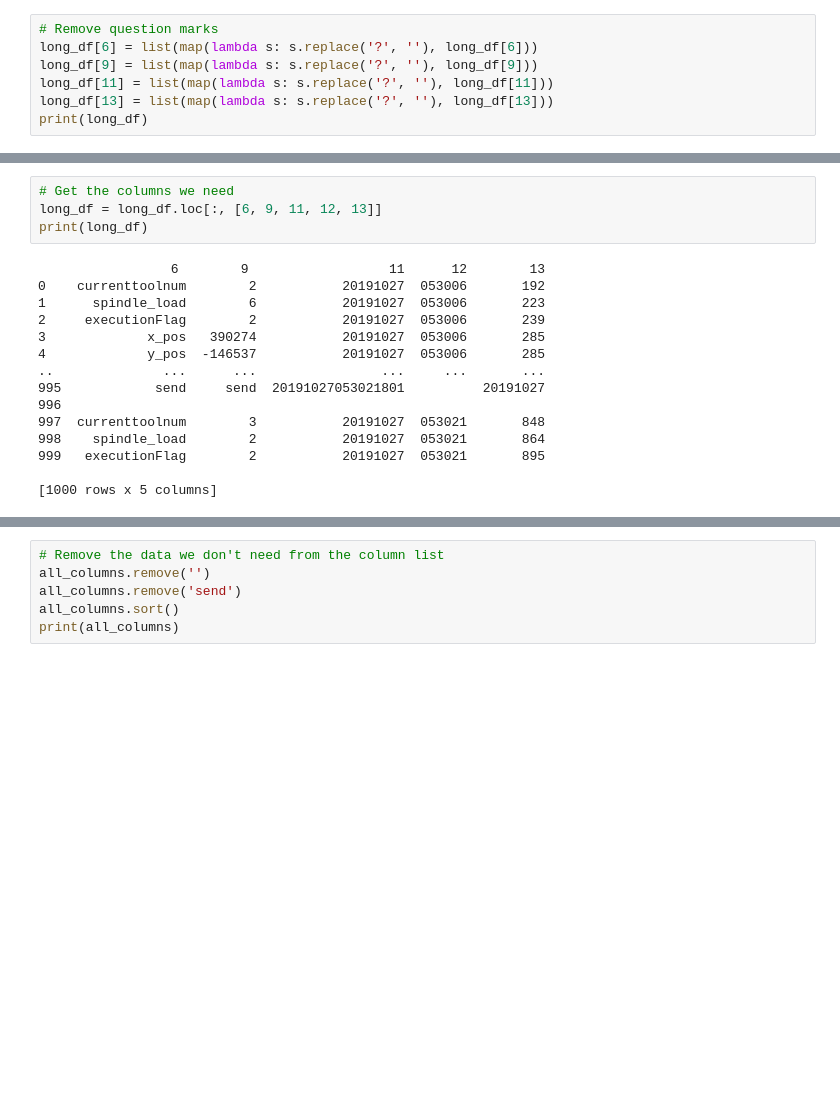
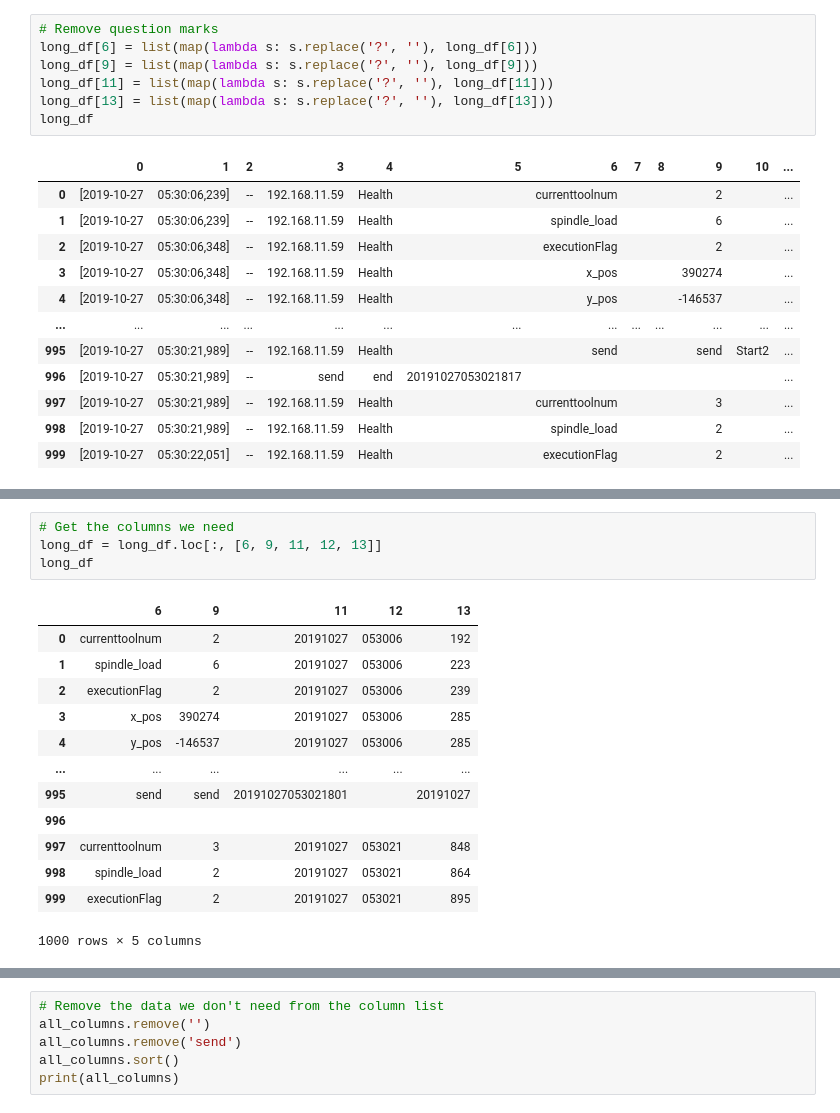
Before and after one commit to Osedea/data-cleaning-with-pandas, a Jupyter notebook: cnc_etl.ipynb, the cells around one changed output, grey strips where cells are left out. Cells and saved outputs as stored; diff of their text form; blank space fills up the shorter version.

```diff
--- a/cnc_etl.ipynb
+++ b/cnc_etl.ipynb
@@ -71,8 +82,20 @@ print(long_df)
 # %%
 # Remove question marks
 long_df[6] = list(map(lambda s: s.replace('?', ''), long_df[6]))
 long_df[9] = list(map(lambda s: s.replace('?', ''), long_df[9]))
 long_df[11] = list(map(lambda s: s.replace('?', ''), long_df[11]))
 long_df[13] = list(map(lambda s: s.replace('?', ''), long_df[13]))
-print(long_df)
+long_df
 # %% [output]
+|  | 0 | 1 | 2 | 3 | 4 | 5 | 6 | 7 | 8 | 9 | 10 | ... |
+| 0 | [2019-10-27 | 05:30:06,239] | -- | 192.168.11.59 | Health |  | currenttoolnum |  |  | 2 |  | ... |
+| 1 | [2019-10-27 | 05:30:06,239] | -- | 192.168.11.59 | Health |  | spindle_load |  |  | 6 |  | ... |
+| 2 | [2019-10-27 | 05:30:06,348] | -- | 192.168.11.59 | Health |  | executionFlag |  |  | 2 |  | ... |
+| 3 | [2019-10-27 | 05:30:06,348] | -- | 192.168.11.59 | Health |  | x_pos |  |  | 390274 |  | ... |
+| 4 | [2019-10-27 | 05:30:06,348] | -- | 192.168.11.59 | Health |  | y_pos |  |  | -146537 |  | ... |
+| ... | ... | ... | ... | ... | ... | ... | ... | ... | ... | ... | ... | ... |
+| 995 | [2019-10-27 | 05:30:21,989] | -- | 192.168.11.59 | Health |  | send |  |  | send | Start2 | ... |
+| 996 | [2019-10-27 | 05:30:21,989] | -- | send | end | 20191027053021817 |  |  |  |  |  | ... |
+| 997 | [2019-10-27 | 05:30:21,989] | -- | 192.168.11.59 | Health |  | currenttoolnum |  |  | 3 |  | ... |
+| 998 | [2019-10-27 | 05:30:21,989] | -- | 192.168.11.59 | Health |  | spindle_load |  |  | 2 |  | ... |
+| 999 | [2019-10-27 | 05:30:22,051] | -- | 192.168.11.59 | Health |  | executionFlag |  |  | 2 |  | ... |
@@ -96,22 +103,21 @@ print(long_df)
 # %%
 # Get the columns we need
 long_df = long_df.loc[:, [6, 9, 11, 12, 13]]
-print(long_df)
+long_df
 # %% [output]
+|  | 6 | 9 | 11 | 12 | 13 |
+| 0 | currenttoolnum | 2 | 20191027 | 053006 | 192 |
+| 1 | spindle_load | 6 | 20191027 | 053006 | 223 |
+| 2 | executionFlag | 2 | 20191027 | 053006 | 239 |
+| 3 | x_pos | 390274 | 20191027 | 053006 | 285 |
+| 4 | y_pos | -146537 | 20191027 | 053006 | 285 |
+| ... | ... | ... | ... | ... | ... |
+| 995 | send | send | 20191027053021801 |  | 20191027 |
+| 996 |  |  |  |  |  |
+| 997 | currenttoolnum | 3 | 20191027 | 053021 | 848 |
+| 998 | spindle_load | 2 | 20191027 | 053021 | 864 |
+| 999 | executionFlag | 2 | 20191027 | 053021 | 895 |
-                 6        9                  11      12        13
-0    currenttoolnum        2           20191027  053006       192
-1      spindle_load        6           20191027  053006       223
-2     executionFlag        2           20191027  053006       239
-3             x_pos   390274           20191027  053006       285
-4             y_pos  -146537           20191027  053006       285
-..              ...      ...                ...     ...       ...
-995            send     send  20191027053021801          20191027
-996
-997  currenttoolnum        3           20191027  053021       848
-998    spindle_load        2           20191027  053021       864
-999   executionFlag        2           20191027  053021       895
-
-[1000 rows x 5 columns]
+1000 rows × 5 columns
 # %%
 # Take all the observations from the column '6' that will be the column names of our output dataset
 all_columns = list(set(long_df[6].tolist()))
```
Also changed, not shown: parts of 10 cells of this notebook.
